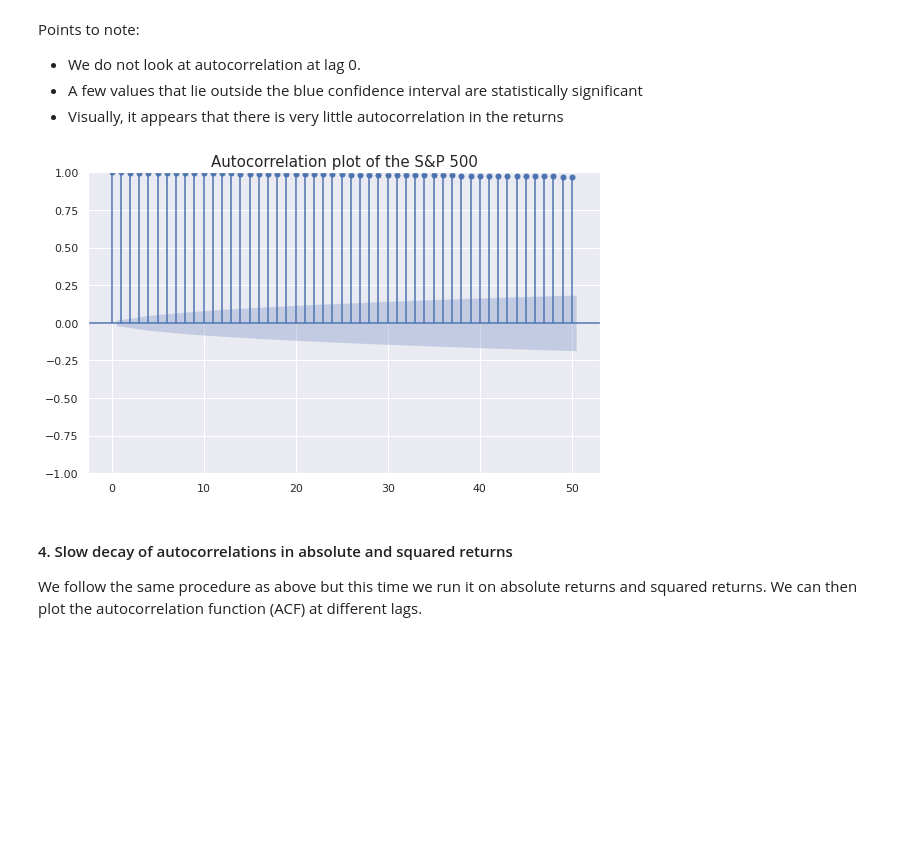
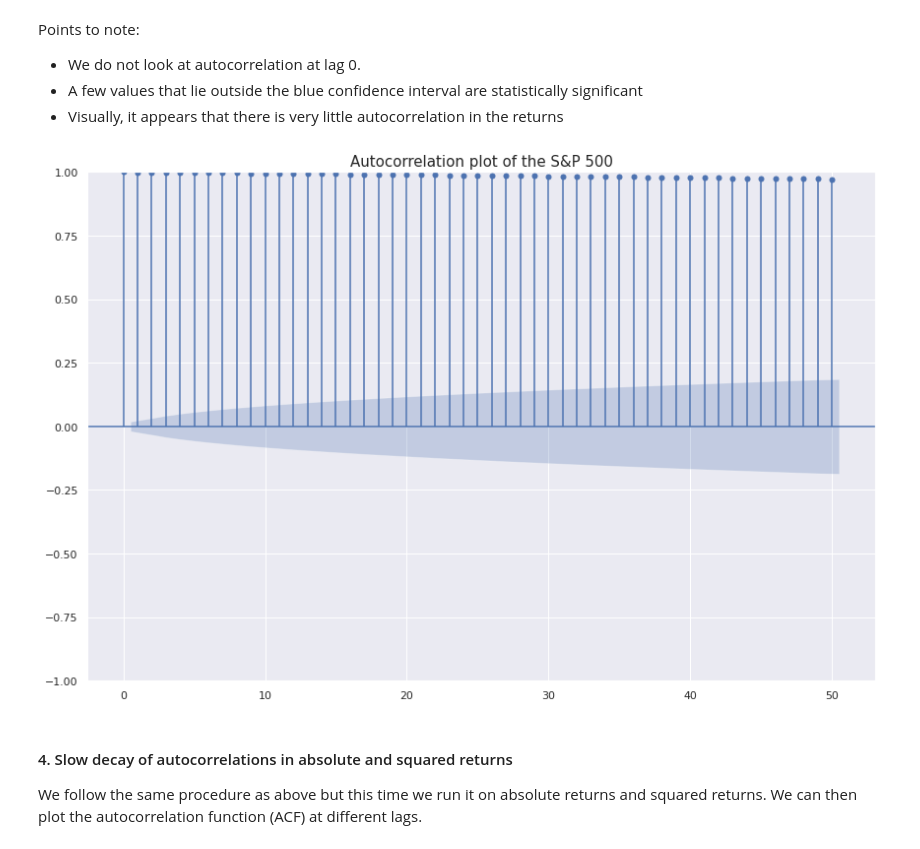
Before and after one commit to darkfennertrader/epat, a Jupyter notebook: asq-01/ASQ01_2206.ipynb, the cells around one changed output. Saved outputs shown, nothing was run; the diff lists cells and outputs as text; code cells hidden in the pictures; blank space fills up the shorter version.

```diff
--- a/asq-01/ASQ01_2206.ipynb
+++ b/asq-01/ASQ01_2206.ipynb
@@ -723,17 +723,17 @@ Points to note:
 - A few values that lie outside the blue confidence interval are statistically significant
 - Visually, it appears that there is very little autocorrelation in the returns
 # %%
-M = 8
-N = 5
+M = 12
+N = 8
 
 fig, ax = plt.subplots(figsize=(M, N))
 smt.graphics.plot_acf(df2['adj_close'], lags=n_lags,
                                  alpha=significance_level, ax=ax)
 ax.set_title("Autocorrelation plot of the S&P 500", fontsize=15)
 plt.tight_layout()
 plt.show()
 # %% [output]
-[figure, old version]
+[figure, new version]
 # %% [markdown]
 #### 4. Slow decay of autocorrelations in absolute and squared returns
 
```
Also changed, not shown: parts of 8 cells of this notebook, 1 other file.
